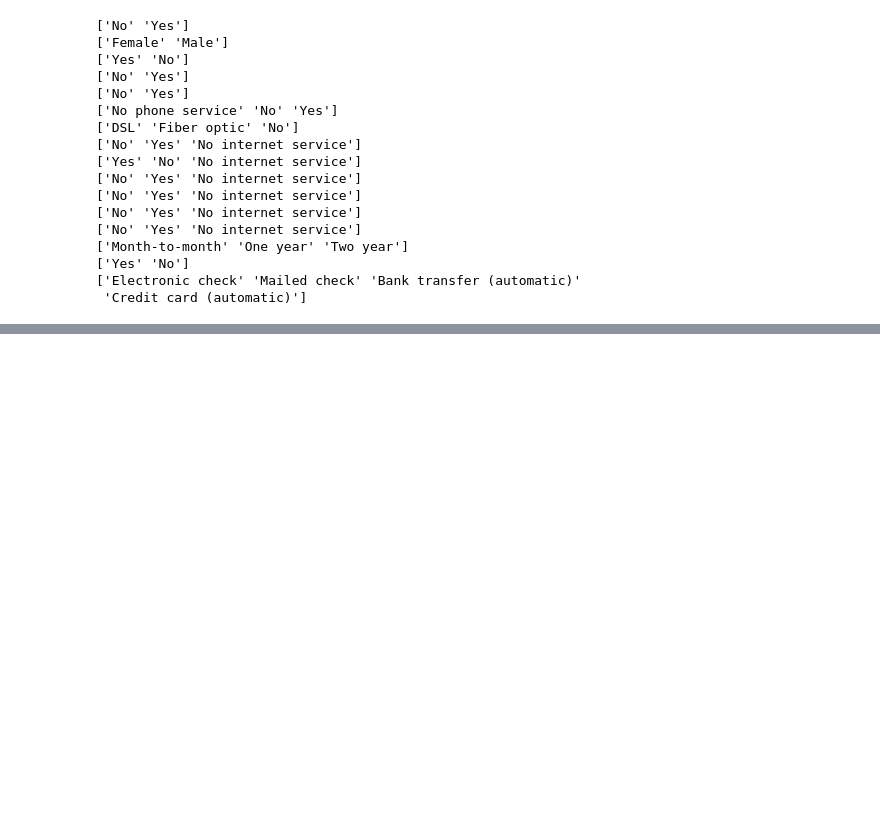
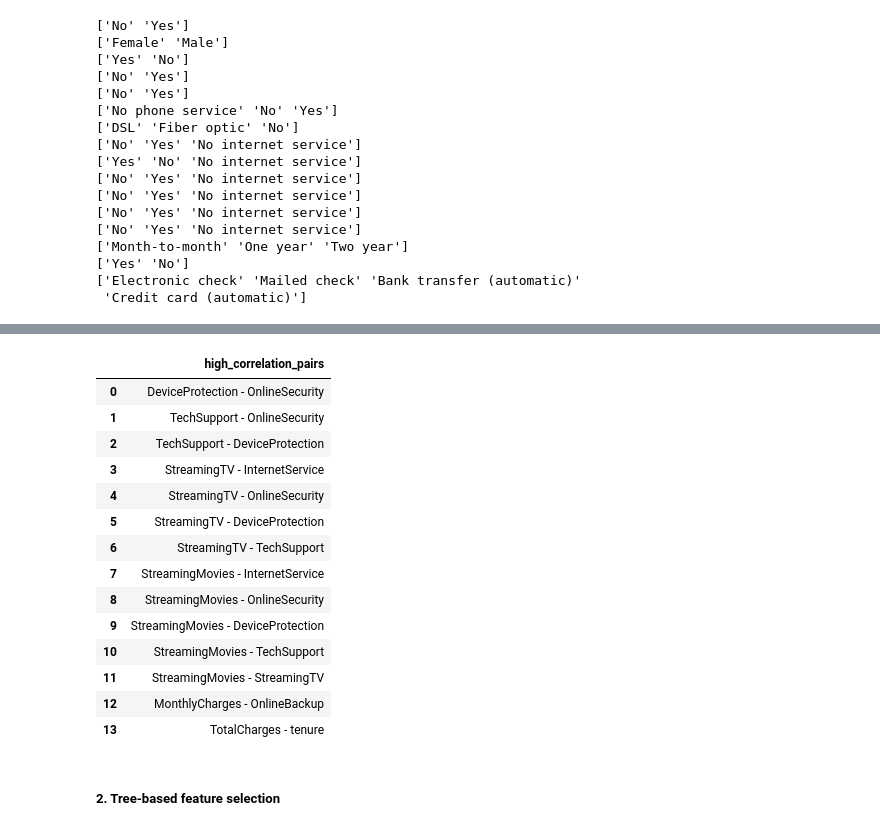
Before and after one commit to DiweiZhu501/collaborative-ds-projects, a Jupyter notebook: telco_churn/preparation_EDA.ipynb, the cells around one changed output, grey strips where cells are left out. Cells and saved outputs as stored; diff of their text form; code cells hidden in the pictures; blank space fills up the shorter version.

```diff
--- a/telco_churn/preparation_EDA.ipynb
+++ b/telco_churn/preparation_EDA.ipynb
@@ -220,0 +212,33 @@ print("Accuracy:", accuracy)
+# %%
+# set threshold at 0.7 - i.e. a pair of variables that has correlation score >= 0.7 or <= -0.7 is considered to be have high correlation.
+threshold = 0.7
+high_corr_pairs = []
+for i in range(len(corr_matrix.columns)):
+    for j in range(i):
+        if abs(corr_matrix.iloc[i, j]) > threshold:
+            colname1 = corr_matrix.columns[i]
+            colname2 = corr_matrix.index[j]
+            if colname1 != colname2:
+                msg = colname1+' - '+colname2
+                high_corr_pairs.append(msg)
+
+high_corr_cols_df = pd.DataFrame({"high_correlation_pairs":high_corr_pairs})
+high_corr_cols_df
+# %% [output]
+|  | high_correlation_pairs |
+| 0 | DeviceProtection - OnlineSecurity |
+| 1 | TechSupport - OnlineSecurity |
+| 2 | TechSupport - DeviceProtection |
+| 3 | StreamingTV - InternetService |
+| 4 | StreamingTV - OnlineSecurity |
+| 5 | StreamingTV - DeviceProtection |
+| 6 | StreamingTV - TechSupport |
+| 7 | StreamingMovies - InternetService |
+| 8 | StreamingMovies - OnlineSecurity |
+| 9 | StreamingMovies - DeviceProtection |
+| 10 | StreamingMovies - TechSupport |
+| 11 | StreamingMovies - StreamingTV |
+| 12 | MonthlyCharges - OnlineBackup |
+| 13 | TotalCharges - tenure |
+# %% [markdown]
+##### 2. Tree-based feature selection
```
Also changed, not shown: parts of 26 cells of this notebook.
